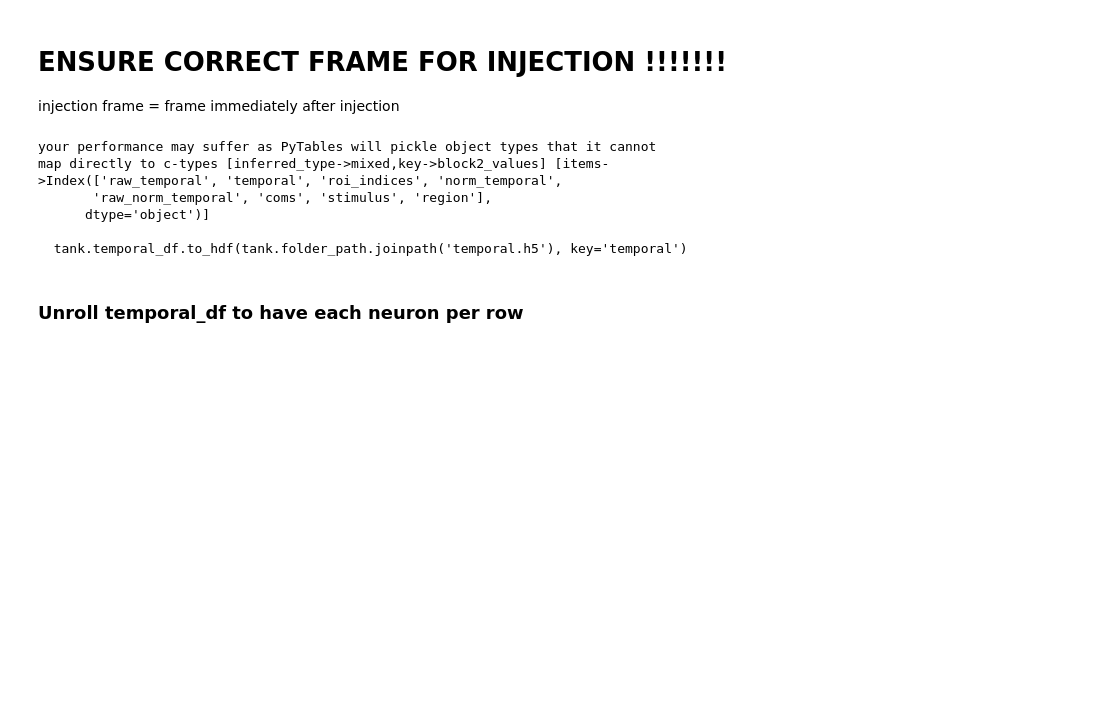
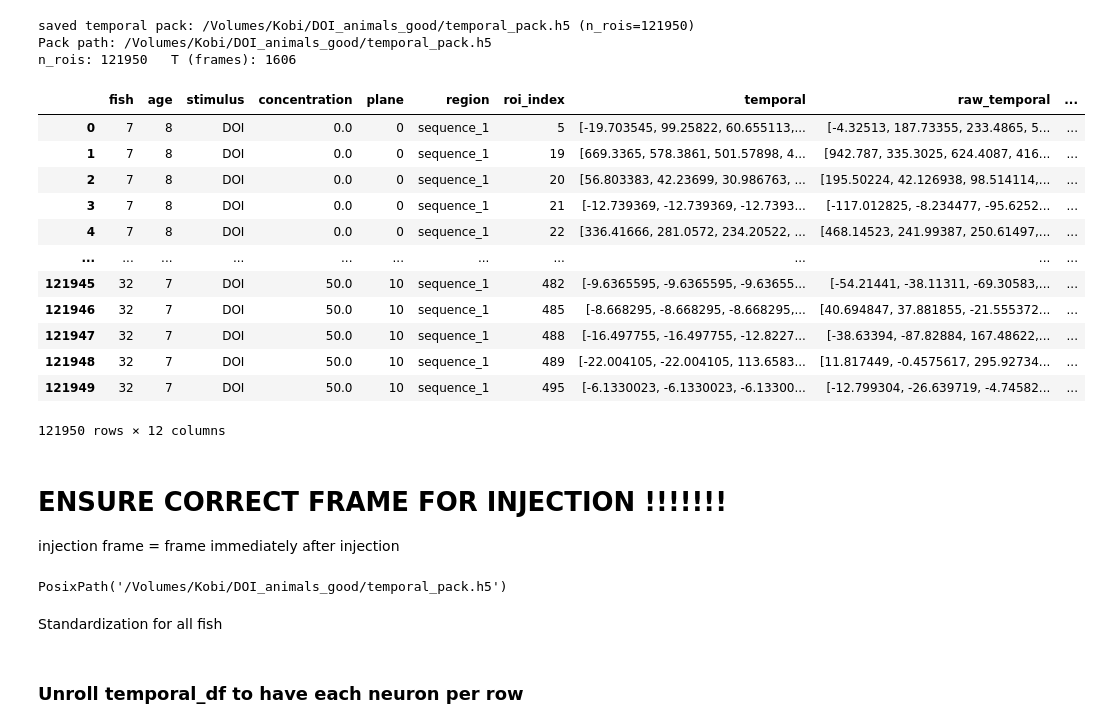
Before and after one commit to minel-arinel/caImageAnalysis, a Jupyter notebook: notebooks/2_DOI_analysis.ipynb, the cells around one changed output. Cells and saved outputs as stored; diff of their text form; code cells hidden in the pictures; blank space fills up the shorter version.

Commit message:
notebook 2 and associated functions updated (incomplete for now)

```diff
--- a/notebooks/2_DOI_analysis.ipynb
+++ b/notebooks/2_DOI_analysis.ipynb
@@ -26,11 +28,8 @@ from caImageAnalysis.temporal_new import *
 # Path where the experiment folders are located
 data_folder = arinel_repo_path
 
-successful_fish = [7] # a list of fish_id's I want to use for analysis
+successful_fish = [7, 8, 9, 10, 11, 13, 15, 17, 20, 21, 24, 28, 30, 31, 32] # a list of fish_id's I want to use for analysis
 region = "sequence"
-
-# Create a BrukerTank object
-tank = BrukerTank(data_folder, successful_fish, prefix='elavl3H2BGCaMP', load_fish=True, region=region)
 # %% [output]
 Batch exists. Loading batch.pickle
 The code that caused this warning is on line 205 of the file /Users/elysiaye/caImageAnalysis/caImageAnalysis/bruker_2P/bruker.py. To get rid of this warning, pass the additional argument 'features="ht ...
@@ -56,0 +72,37 @@ ValueError: All arrays must be of the same length
+# %%
+from caImageAnalysis.bruker_2P.bruker_tank import load_temporal_pack_hdf5
+
+# Canonical output path for this notebook run
+pack_path = tank.folder_path.joinpath('temporal_pack.h5')
+
+# Build/save pack in one call. frame_mode options: 'strict', 'crop', 'pad'
+pack_path = tank.save_tank_temporal_pack(
+    out_filename=pack_path.name,
+    overwrite=False,
+    sort_fish_by_id=True,
+    frame_mode='strict',
+)
+
+print('Pack path:', pack_path)
+print('n_rois:', len(tank.temporal_df), '  T (frames):', len(tank.temporal_df['temporal'].iloc[0]))
+print('fish order:', sorted(tank.temporal_df['fish'].unique().tolist()))
+# %% [output]
+saved temporal pack: /Volumes/Kobi/DOI_animals_good/temporal_pack.h5 (n_rois=121950)
+Pack path: /Volumes/Kobi/DOI_animals_good/temporal_pack.h5
+n_rois: 121950   T (frames): 1606
+# %%
+tank.temporal_df
+# %% [output]
+|  | fish | age | stimulus | concentration | plane | region | roi_index | temporal | raw_temporal | ... |
+| 0 | 7 | 8 | DOI | 0.0 | 0 | sequence_1 | 5 | [-19.703545, 99.25822, 60.655113,... | [-4.32513, 187.73355, 233.4865, 5... | ... |
+| 1 | 7 | 8 | DOI | 0.0 | 0 | sequence_1 | 19 | [669.3365, 578.3861, 501.57898, 4... | [942.787, 335.3025, 624.4087, 416... | ... |
+| 2 | 7 | 8 | DOI | 0.0 | 0 | sequence_1 | 20 | [56.803383, 42.23699, 30.986763, ... | [195.50224, 42.126938, 98.514114,... | ... |
+| 3 | 7 | 8 | DOI | 0.0 | 0 | sequence_1 | 21 | [-12.739369, -12.739369, -12.7393... | [-117.012825, -8.234477, -95.6252... | ... |
+| 4 | 7 | 8 | DOI | 0.0 | 0 | sequence_1 | 22 | [336.41666, 281.0572, 234.20522, ... | [468.14523, 241.99387, 250.61497,... | ... |
+| ... | ... | ... | ... | ... | ... | ... | ... | ... | ... | ... |
+| 121945 | 32 | 7 | DOI | 50.0 | 10 | sequence_1 | 482 | [-9.6365595, -9.6365595, -9.63655... | [-54.21441, -38.11311, -69.30583,... | ... |
+| 121946 | 32 | 7 | DOI | 50.0 | 10 | sequence_1 | 485 | [-8.668295, -8.668295, -8.668295,... | [40.694847, 37.881855, -21.555372... | ... |
+| 121947 | 32 | 7 | DOI | 50.0 | 10 | sequence_1 | 488 | [-16.497755, -16.497755, -12.8227... | [-38.63394, -87.82884, 167.48622,... | ... |
+| 121948 | 32 | 7 | DOI | 50.0 | 10 | sequence_1 | 489 | [-22.004105, -22.004105, 113.6583... | [11.817449, -0.4575617, 295.92734... | ... |
+| 121949 | 32 | 7 | DOI | 50.0 | 10 | sequence_1 | 495 | [-6.1330023, -6.1330023, -6.13300... | [-12.799304, -26.639719, -4.74582... | ... |
+121950 rows × 12 columns
@@ -63,14 +120,15 @@ injection frame = frame immediately after injection
 injection_frame = 292  # frame when the injection happens
 
 tank.temporal_df['pulse_frames'] = injection_frame
-tank.temporal_df.to_hdf(tank.folder_path.joinpath('temporal.h5'), key='temporal')
+# Optional legacy pandas HDF5 (may fail on large / object columns):
+# tank.temporal_df.to_hdf(tank.folder_path.joinpath('temporal.h5'), key='temporal')
+from caImageAnalysis.bruker_2P.bruker_tank import save_temporal_pack_hdf5
+save_temporal_pack_hdf5(tank.temporal_df, pack_path)
+print('Updated pulse_frames and rewrote pack:', pack_path)
 # %% [output]
-your performance may suffer as PyTables will pickle object types that it cannot
-map directly to c-types [inferred_type->mixed,key->block2_values] [items->Index(['raw_temporal', 'temporal', 'roi_indices', 'norm_temporal',
-       'raw_norm_temporal', 'coms', 'stimulus', 'region'],
-      dtype='object')]
-
-  tank.temporal_df.to_hdf(tank.folder_path.joinpath('temporal.h5'), key='temporal')
+PosixPath('/Volumes/Kobi/DOI_animals_good/temporal_pack.h5')
+# %% [markdown]
+Standardization for all fish
 # %% [markdown]
 ###  Unroll temporal_df to have each neuron per row
 # %%
```
Also changed, not shown: parts of 7 cells of this notebook, 3 other files.
